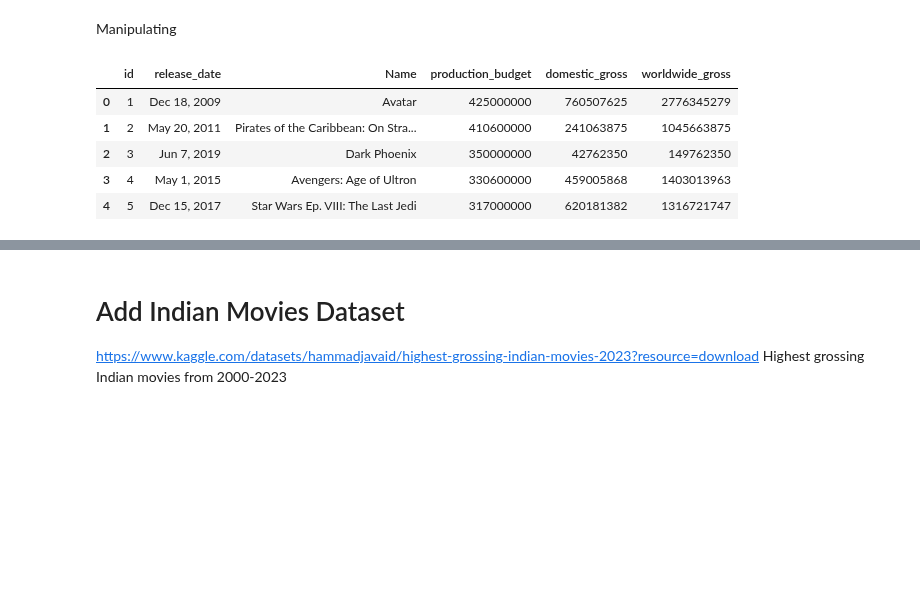
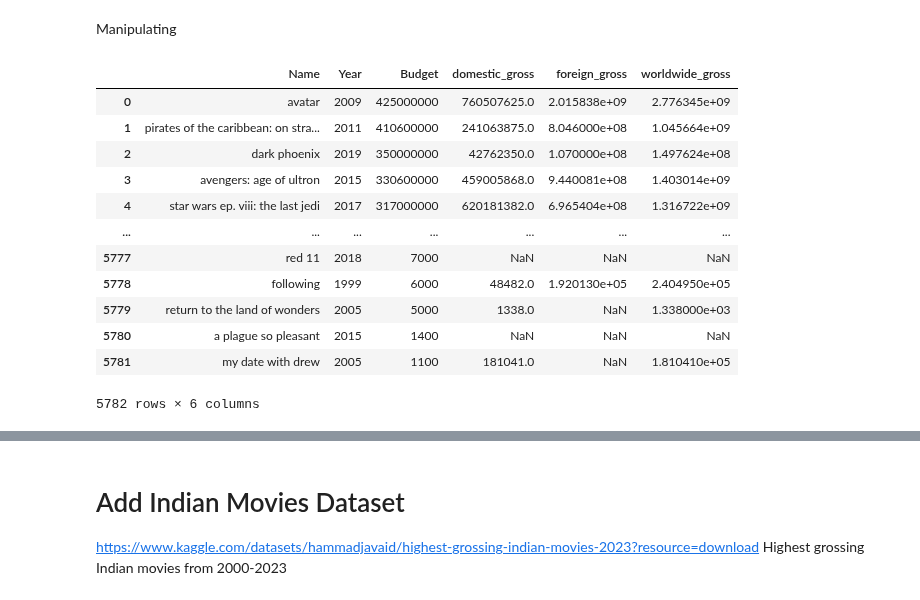
Before and after one commit to epfl-ada/ada-2024-project-thelordsofdata, a Jupyter notebook: src/data/cmu_analysis.ipynb, the cells around one changed output, grey strips where cells are left out. Saved outputs shown, nothing was run; the diff lists cells and outputs as text; code cells hidden in the pictures; blank space fills up the shorter version.

```diff
--- a/src/data/cmu_analysis.ipynb
+++ b/src/data/cmu_analysis.ipynb
@@ -246,17 +246,38 @@ Manipulating
 # %%
 ## DATA CLEANING FOR df_movie_budgets
 # Remove dollar signs and commas, and convert columns to numeric
 df_movie_budgets['production_budget'] = pd.to_numeric(df_movie_budgets['production_budget'].str.replace('[\$,]', '', regex=True))
 df_movie_budgets['domestic_gross'] = pd.to_numeric(df_movie_budgets['domestic_gross'].str.replace('[\$,]', '', regex=True))
 df_movie_budgets['worldwide_gross'] = pd.to_numeric(df_movie_budgets['worldwide_gross'].str.replace('[\$,]', '', regex=True))
-df_movie_budgets = df_movie_budgets.rename(columns={'movie': 'Name'})
-df_movie_budgets.head()
+
+df_movie_budgets = df_movie_budgets.rename(columns={'movie': 'Name', 'production_budget': 'Budget', 'release_date': 'Year'})
+df_movie_budgets['Name'] = df_movie_budgets['Name'].str.strip().str.lower()
+
+# Convert the release_date column to datetime
+df_movie_budgets['Year'] = pd.to_datetime(df_movie_budgets['Year'], errors='coerce')
+# Extract the year and assign it as an integer
+df_movie_budgets['Year'] = df_movie_budgets['Year'].dt.year
+
+df_movie_budgets['foreign_gross'] = df_movie_budgets['worldwide_gross'] - df_movie_budgets['domestic_gross']
+df_movie_budgets.replace(0, np.nan, inplace=True)
+
+df_movie_budgets.drop(columns = ['id'], inplace= True)
+df_movie_budgets = df_movie_budgets[['Name', 'Year', 'Budget', 'domestic_gross', 'foreign_gross', 'worldwide_gross']]
+
+df_movie_budgets
 # %% [output]
-|  | id | release_date | Name | production_budget | domestic_gross | worldwide_gross |
-| 0 | 1 | Dec 18, 2009 | Avatar | 425000000 | 760507625 | 2776345279 |
-| 1 | 2 | May 20, 2011 | Pirates of the Caribbean: On Stra... | 410600000 | 241063875 | 1045663875 |
-| 2 | 3 | Jun 7, 2019 | Dark Phoenix | 350000000 | 42762350 | 149762350 |
-| 3 | 4 | May 1, 2015 | Avengers: Age of Ultron | 330600000 | 459005868 | 1403013963 |
-| 4 | 5 | Dec 15, 2017 | Star Wars Ep. VIII: The Last Jedi | 317000000 | 620181382 | 1316721747 |
+|  | Name | Year | Budget | domestic_gross | foreign_gross | worldwide_gross |
+| 0 | avatar | 2009 | 425000000 | 760507625.0 | 2.015838e+09 | 2.776345e+09 |
+| 1 | pirates of the caribbean: on stra... | 2011 | 410600000 | 241063875.0 | 8.046000e+08 | 1.045664e+09 |
+| 2 | dark phoenix | 2019 | 350000000 | 42762350.0 | 1.070000e+08 | 1.497624e+08 |
+| 3 | avengers: age of ultron | 2015 | 330600000 | 459005868.0 | 9.440081e+08 | 1.403014e+09 |
+| 4 | star wars ep. viii: the last jedi | 2017 | 317000000 | 620181382.0 | 6.965404e+08 | 1.316722e+09 |
+| ... | ... | ... | ... | ... | ... | ... |
+| 5777 | red 11 | 2018 | 7000 | NaN | NaN | NaN |
+| 5778 | following | 1999 | 6000 | 48482.0 | 1.920130e+05 | 2.404950e+05 |
+| 5779 | return to the land of wonders | 2005 | 5000 | 1338.0 | NaN | 1.338000e+03 |
+| 5780 | a plague so pleasant | 2015 | 1400 | NaN | NaN | NaN |
+| 5781 | my date with drew | 2005 | 1100 | 181041.0 | NaN | 1.810410e+05 |
+5782 rows × 6 columns
 # %%
 # DATA CLEANING FOR df_movie_gross
```
Also changed, not shown: parts of 7 cells of this notebook, 1 other file.
